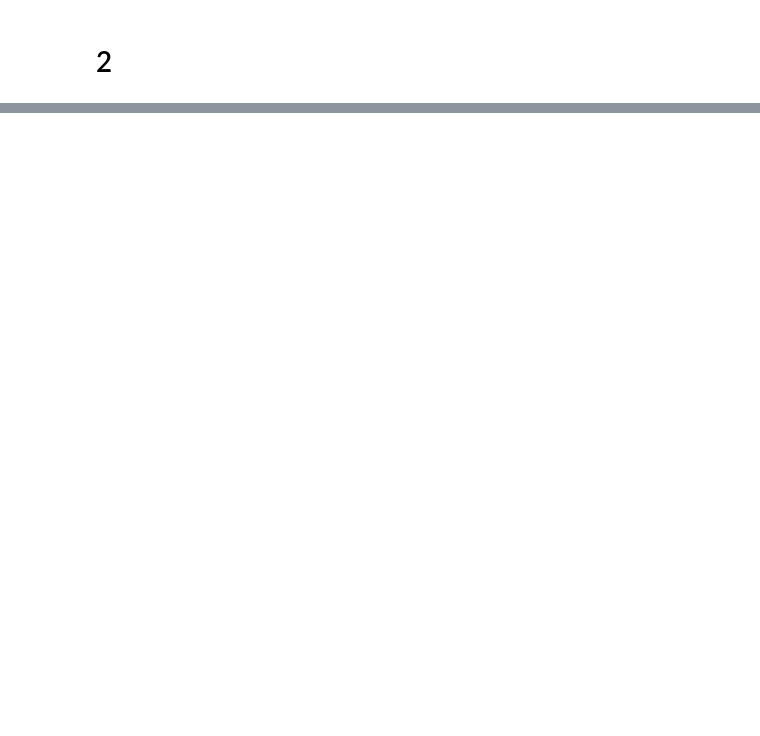
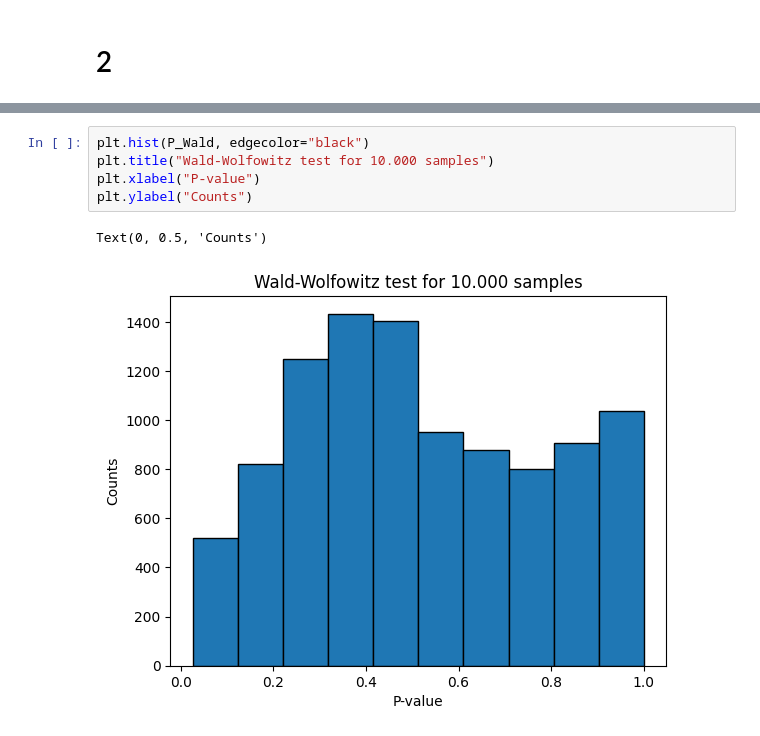
Before and after one commit to s224399/Stoc_sim_2k26, a Jupyter notebook: Exercises(week_1)/Rasmus/Exersice_1.ipynb, the cells around one changed output, grey strips where cells are left out. Drawn from its saved outputs; the diff is of its cells as text; blank space fills up the shorter version.

```diff
--- a/Exercises(week_1)/Rasmus/Exersice_1.ipynb
+++ b/Exercises(week_1)/Rasmus/Exersice_1.ipynb
@@ -115,0 +154,8 @@ Comparison with the theory: Z = -0.8600430075263439
+# %%
+plt.hist(P_Wald, edgecolor="black")
+plt.title("Wald-Wolfowitz test for 10.000 samples")
+plt.xlabel("P-value")
+plt.ylabel("Counts")
+# %% [output]
+Text(0, 0.5, 'Counts')
+[figure, added]
```
Also changed, not shown: parts of 15 cells of this notebook, 7 other files.
